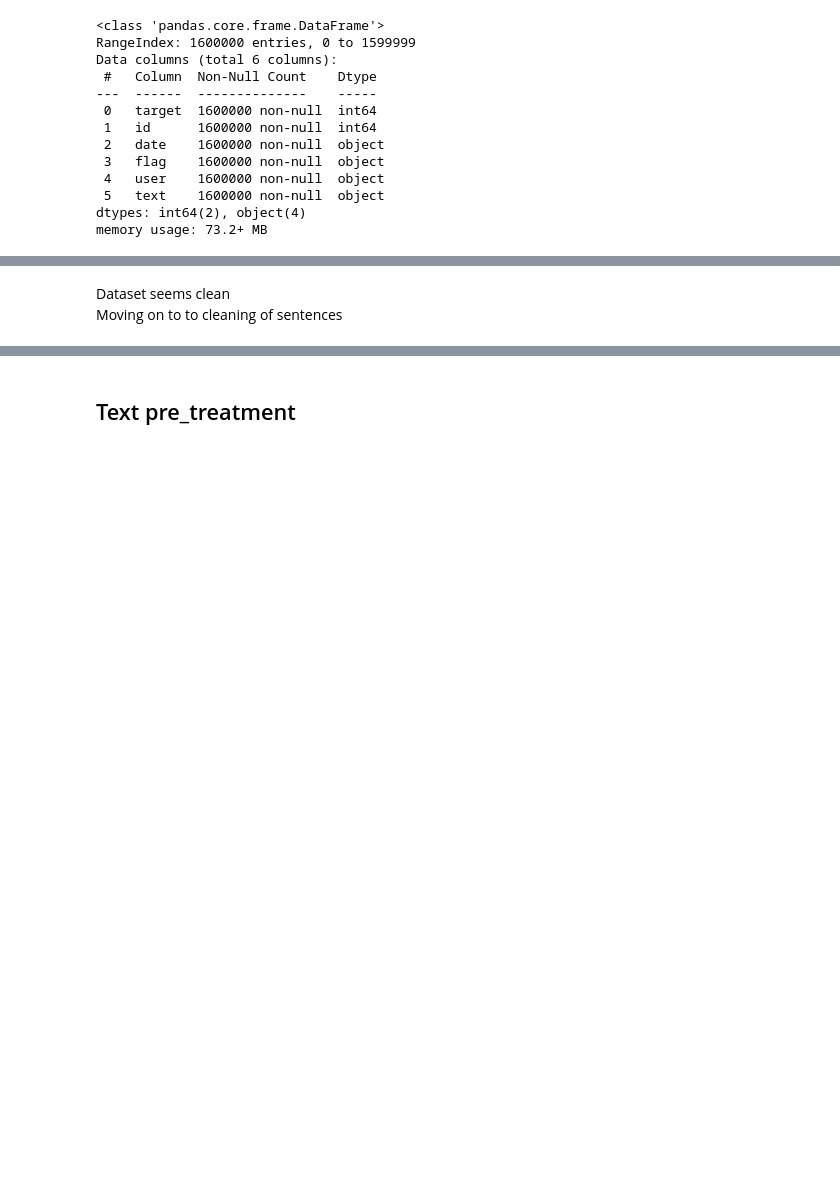
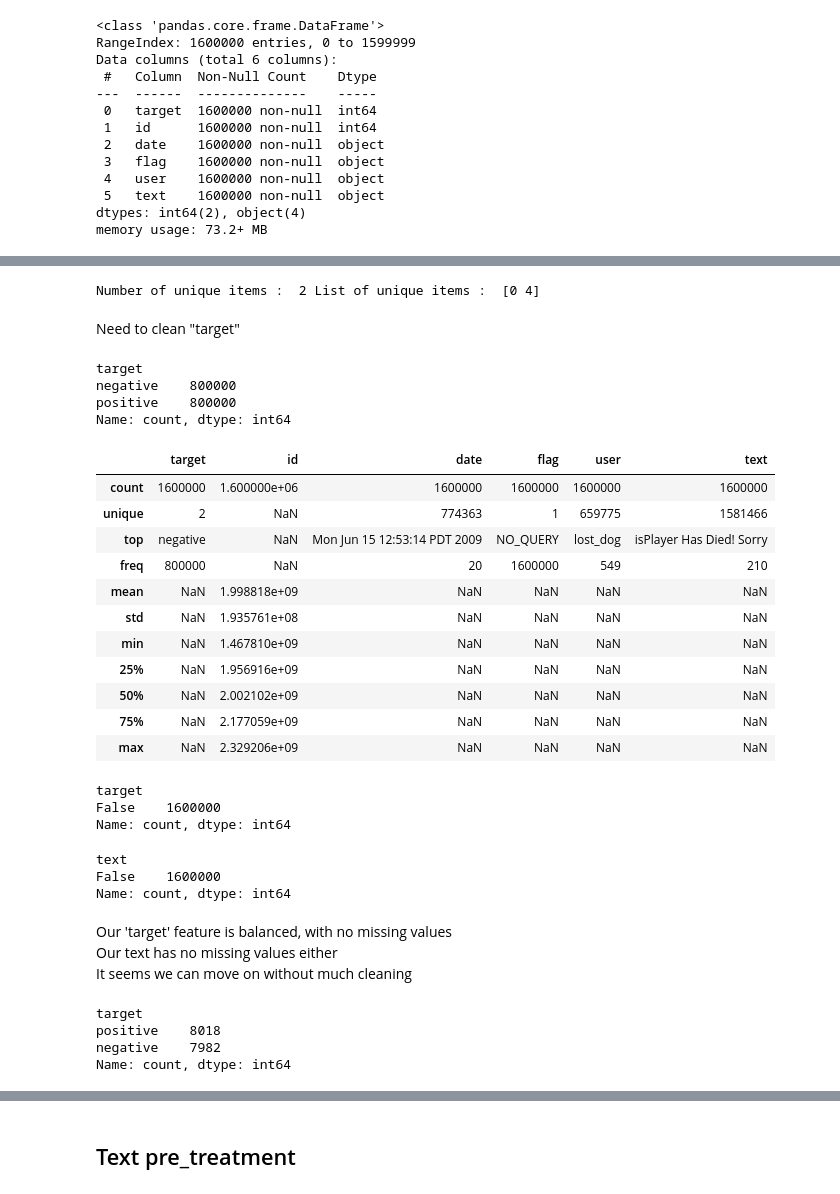
Before and after one commit to Apoxys/OCR-AIEngineer-P7, a Jupyter notebook: scripts_notebook_modélisation.ipynb, the cells around one changed output, grey strips where cells are left out. Saved outputs shown, nothing was run; the diff lists cells and outputs as text; code cells hidden in the pictures; blank space fills up the shorter version.

```diff
--- a/scripts_notebook_modélisation.ipynb
+++ b/scripts_notebook_modélisation.ipynb
@@ -86,6 +89,10 @@ data.head()
 | 2 | 0 | 1467810917 | Mon Apr 06 22:19:53 PDT 2009 | NO_QUERY | mattycus | @Kenichan I dived many times for ... |
 | 3 | 0 | 1467811184 | Mon Apr 06 22:19:57 PDT 2009 | NO_QUERY | ElleCTF | my whole body feels itchy and lik... |
 | 4 | 0 | 1467811193 | Mon Apr 06 22:19:57 PDT 2009 | NO_QUERY | Karoli | @nationwideclass no, it's not beh... |
+# %%
+print("Number of unique items : ", full_data["target"].nunique(),
+      "List of unique items : ",full_data["target"].unique())
+# %% [output]
+Number of unique items :  2 List of unique items :  [0 4]
 # %% [markdown]
-Dataset seems clean \
-Moving on to to cleaning of sentences
+Need to clean "target"
@@ -91,0 +101,38 @@ Moving on to to cleaning of sentences
+# %%
+full_data["target"].value_counts()
+# %% [output]
+target
+negative    800000
+positive    800000
+Name: count, dtype: int64
+# %%
+full_data.describe(include="all")
+# %% [output]
+|  | target | id | date | flag | user | text |
+| count | 1600000 | 1.600000e+06 | 1600000 | 1600000 | 1600000 | 1600000 |
+| unique | 2 | NaN | 774363 | 1 | 659775 | 1581466 |
+| top | negative | NaN | Mon Jun 15 12:53:14 PDT 2009 | NO_QUERY | lost_dog | isPlayer Has Died! Sorry |
+| freq | 800000 | NaN | 20 | 1600000 | 549 | 210 |
+| mean | NaN | 1.998818e+09 | NaN | NaN | NaN | NaN |
+| std | NaN | 1.935761e+08 | NaN | NaN | NaN | NaN |
+| min | NaN | 1.467810e+09 | NaN | NaN | NaN | NaN |
+| 25% | NaN | 1.956916e+09 | NaN | NaN | NaN | NaN |
+| 50% | NaN | 2.002102e+09 | NaN | NaN | NaN | NaN |
+| 75% | NaN | 2.177059e+09 | NaN | NaN | NaN | NaN |
+| max | NaN | 2.329206e+09 | NaN | NaN | NaN | NaN |
+# %%
+full_data["target"].isna().value_counts()
+# %% [output]
+target
+False    1600000
+Name: count, dtype: int64
+# %%
+full_data["text"].isna().value_counts()
+# %% [output]
+text
+False    1600000
+Name: count, dtype: int64
+# %% [markdown]
+Our 'target' feature is balanced, with no missing values \
+Our text has no missing values either \
+It seems we can move on without much cleaning
@@ -91,0 +143,8 @@ Moving on to to cleaning of sentences
+# %%
+#checking
+data["target"].value_counts()
+# %% [output]
+target
+positive    8018
+negative    7982
+Name: count, dtype: int64
```
Also changed, not shown: parts of 58 cells of this notebook.
